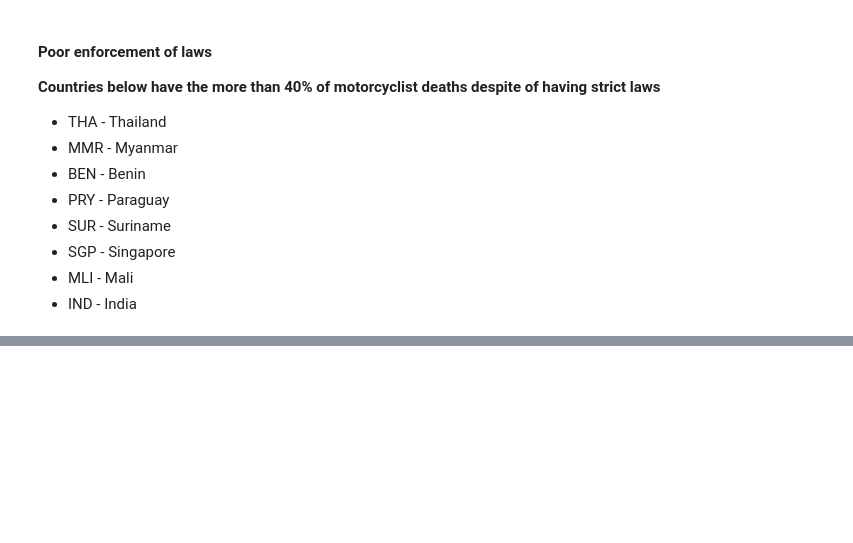
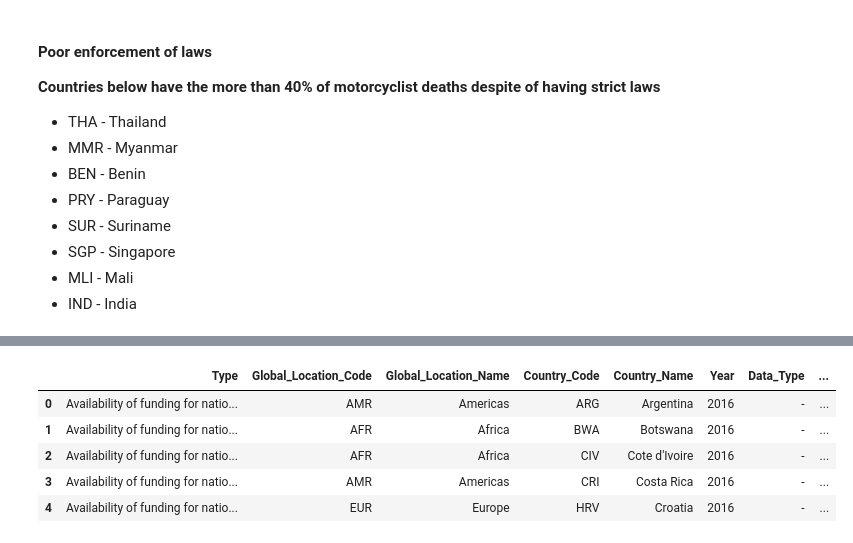
Before and after one commit to samarth2015/writing_assignment, a Jupyter notebook: Road_safety.ipynb, the cells around one changed output, grey strips where cells are left out. Drawn from its saved outputs; the diff is of its cells as text; code cells hidden in the pictures; blank space fills up the shorter version.

```diff
--- a/Road_safety.ipynb
+++ b/Road_safety.ipynb
@@ -430,0 +772,94 @@ fig.show()
+# %%
+# Bar plot for Number of countries vs Availability of funding for national road safety strategy
+import plotly.express as px
+import plotly.graph_objects as go
+import pandas as pd
+import numpy as np
+import plotly.io as pio
+import seaborn as sns
+import matplotlib.pyplot as plt
+import statsmodels.api as sm
+import statsmodels.formula.api as smf
+
+# The data is the rows with Type: Availability of funding for national road safety strategy
+# The data is in the form: - if there is no data
+# the rest are in the 3 class: - Not funded, - Partially funded, - Fully funded
+
+# We will use the number of countries in each class to make the bar plot
+# Filter the dataset for relevant types
+df_funding = df[df['Type'].isin(['Availability of funding for national road safety strategy'])]
+
+def extract_value(value):
+    if value == '−':
+        value = np.nan
+    else:
+        value = value
+
+    return value
+
+# Apply the function to the 'Availability of funding for national road safety strategy' values
+df_funding['Value'] = df_funding['Value'].apply(extract_value)
+# Drop nan
+df_funding.dropna(subset=['Value'], inplace=True)
+# reset index
+df_funding.reset_index(drop=True, inplace=True)
+display(df_funding.head())
+
+# Bar plot for Number of countries vs Availability of funding for national road safety strategy
+# Create a new dataframe with the relevant columns
+funding_df = df_funding[['Country_Code', 'Country_Name', 'Value']].copy()
+funding_df.rename(columns={'Value': 'Funding'}, inplace=True)
+
+# Count the number of countries in each class
+funding_count = funding_df['Funding'].value_counts().reset_index()
+funding_count.columns = ['Funding', 'Count']
+
+# Make the bar plot using plotly express
+fig = px.bar(funding_count,
+             x='Funding',
+             y='Count',
+             title='Number of Countries vs Availability of Funding for National Road Safety Strategy',
+             labels={'Funding': 'Availability of Funding', 'Count': 'Number of Countries'},
+             color='Funding',
+             color_discrete_sequence=px.colors.qualitative.Plotly)
+fig.update_layout(title_x=0.5)  # Center the title
+fig.show()
+
+
+
+# Using fig 1 but with color as funding
+
+# Modify the dataframe to include the funding information
+merged_df2 = merged_df.copy()
+merged_df2 = pd.merge(merged_df2, funding_df, on=['Country_Code', 'Country_Name'], how='inner')
+#display(merged_df2.head())  # Display the first few rows of the merged dataframe
+
+fig1 = px.scatter(
+    merged_df2,
+    x='Blood Alcohol Concentration (BAC) limit for drivers',
+    y='Attribution of road traffic deaths to alcohol (%)',
+    #size='Scaled Deaths',  # scaled size
+    color='Funding',  # each country gets a unique color
+    hover_name='Country_Name',
+    title='Bubble Chart: BAC Limit vs % Deaths Due to Alcohol (with size of bubble as Total Deaths)',
+    labels={
+        'Blood Alcohol Concentration (BAC) limit for drivers': 'BAC Limit (g/dl)',
+        'Attribution of road traffic deaths to alcohol (%)': 'Percentage of Deaths Due to Alcohol'
+    },
+    size_max=30,  # reduce max size
+    height=600,
+)
+fig1.update_traces(marker=dict(sizemode='diameter', opacity=0.7, line_width=1))
+fig1.update_layout(
+    title_x=0.5,
+    legend_title_text='Country',
+    showlegend=True  # set True if you want a clickable color legend
+)
+fig1.show()
+# %% [output]
+|  | Type | Global_Location_Code | Global_Location_Name | Country_Code | Country_Name | Year | Data_Type | ... |
+| 0 | Availability of funding for natio... | AMR | Americas | ARG | Argentina | 2016 | - | ... |
+| 1 | Availability of funding for natio... | AFR | Africa | BWA | Botswana | 2016 | - | ... |
+| 2 | Availability of funding for natio... | AFR | Africa | CIV | Cote d'Ivoire | 2016 | - | ... |
+| 3 | Availability of funding for natio... | AMR | Americas | CRI | Costa Rica | 2016 | - | ... |
+| 4 | Availability of funding for natio... | EUR | Europe | HRV | Croatia | 2016 | - | ... |
```
Also changed, not shown: parts of 8 cells of this notebook.
